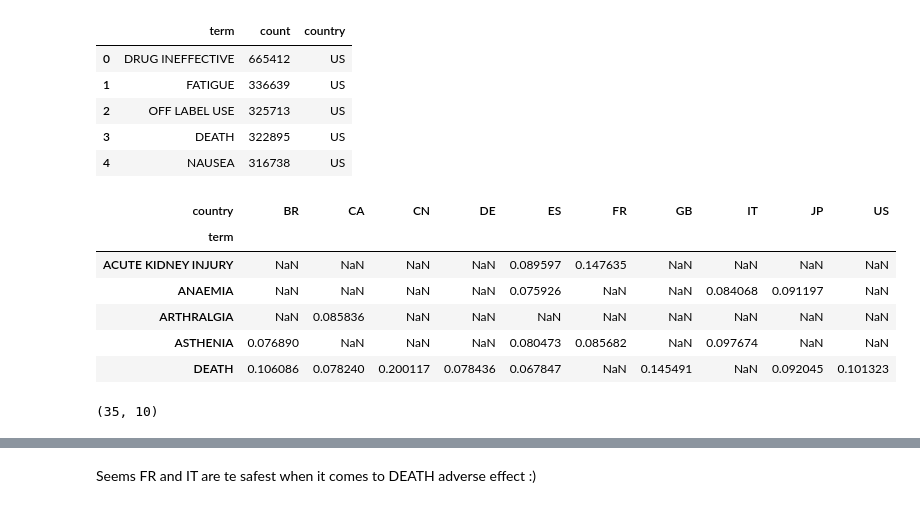
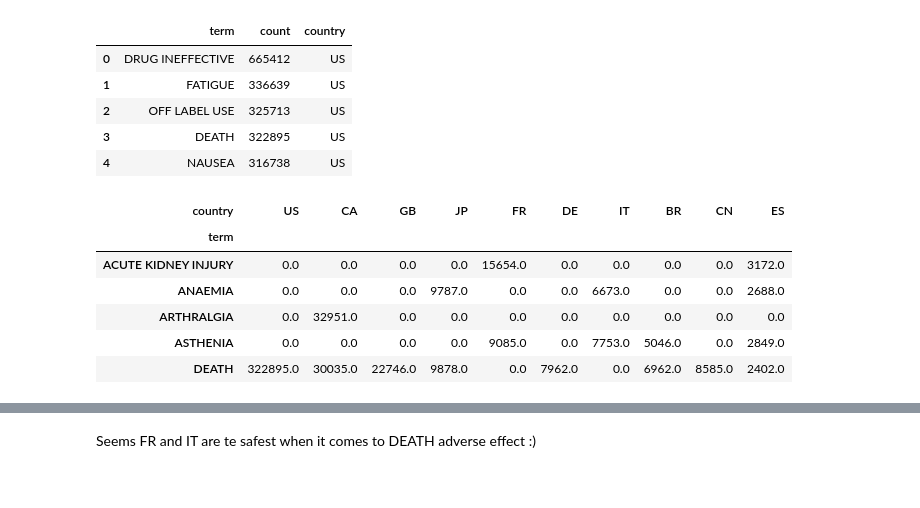
Before and after one commit to mmkekic/openfda_exploration, a Jupyter notebook: Basic_EDA.ipynb, the cells around one changed output, grey strips where cells are left out. Saved outputs shown, nothing was run; the diff lists cells and outputs as text; code cells hidden in the pictures.

```diff
--- a/Basic_EDA.ipynb
+++ b/Basic_EDA.ipynb
@@ -203,10 +185,3 @@ df_countr_ev.head()
 | 2 | OFF LABEL USE | 325713 | US |
 | 3 | DEATH | 322895 | US |
 | 4 | NAUSEA | 316738 | US |
-# %%
-sum_per_count = df_countr_ev.groupby('country',group_keys=True)['count'].sum().reset_index()
-sum_per_count.columns = ['country', 'tot_per_count']
-df_countr_ev = df_countr_ev.merge(sum_per_count, on='country', how='left')
-df_countr_ev = df_countr_ev.assign(norm_cout = df_countr_ev['count']/df_countr_ev['tot_per_count'])
-# %%
-df_countr_ev = df_countr_ev.sort_values('tot_per_count', ascending=False)
@@ -219,12 +194,13 @@ g = g.apply(lambda x: x.sort_values('norm_cout', ascending=False).head(10))
 # %%
-ev_count_count = pd.crosstab(g.term, g.country, values=g['norm_cout'], aggfunc='sum')
+ev_count_count = pd.crosstab(g.term, g.country, values=g['count'], aggfunc='sum')
+ev_count_count = ev_count_count.fillna(0)
+ev_count_count = ev_count_count[countries_sorted]
+ev_count_count.head()
+# %% [output]
+| country | US | CA | GB | JP | FR | DE | IT | BR | CN | ES |
+| term |  |  |  |  |  |  |  |  |  |  |
+| ACUTE KIDNEY INJURY | 0.0 | 0.0 | 0.0 | 0.0 | 15654.0 | 0.0 | 0.0 | 0.0 | 0.0 | 3172.0 |
+| ANAEMIA | 0.0 | 0.0 | 0.0 | 9787.0 | 0.0 | 0.0 | 6673.0 | 0.0 | 0.0 | 2688.0 |
+| ARTHRALGIA | 0.0 | 32951.0 | 0.0 | 0.0 | 0.0 | 0.0 | 0.0 | 0.0 | 0.0 | 0.0 |
+| ASTHENIA | 0.0 | 0.0 | 0.0 | 0.0 | 9085.0 | 0.0 | 7753.0 | 5046.0 | 0.0 | 2849.0 |
+| DEATH | 322895.0 | 30035.0 | 22746.0 | 9878.0 | 0.0 | 7962.0 | 0.0 | 6962.0 | 8585.0 | 2402.0 |
-# %%
-ev_count_count.head()
-# %% [output]
-| country | BR | CA | CN | DE | ES | FR | GB | IT | JP | US |
-| term |  |  |  |  |  |  |  |  |  |  |
-| ACUTE KIDNEY INJURY | NaN | NaN | NaN | NaN | 0.089597 | 0.147635 | NaN | NaN | NaN | NaN |
-| ANAEMIA | NaN | NaN | NaN | NaN | 0.075926 | NaN | NaN | 0.084068 | 0.091197 | NaN |
-| ARTHRALGIA | NaN | 0.085836 | NaN | NaN | NaN | NaN | NaN | NaN | NaN | NaN |
-| ASTHENIA | 0.076890 | NaN | NaN | NaN | 0.080473 | 0.085682 | NaN | 0.097674 | NaN | NaN |
-| DEATH | 0.106086 | 0.078240 | 0.200117 | 0.078436 | 0.067847 | NaN | 0.145491 | NaN | 0.092045 | 0.101323 |
@@ -235,4 +206,0 @@ ev_count_count = ev_count_count[countries_sorted]
-# %%
-ev_count_count.shape
-# %% [output]
-(35, 10)
```
Also changed, not shown: parts of 16 cells of this notebook.
